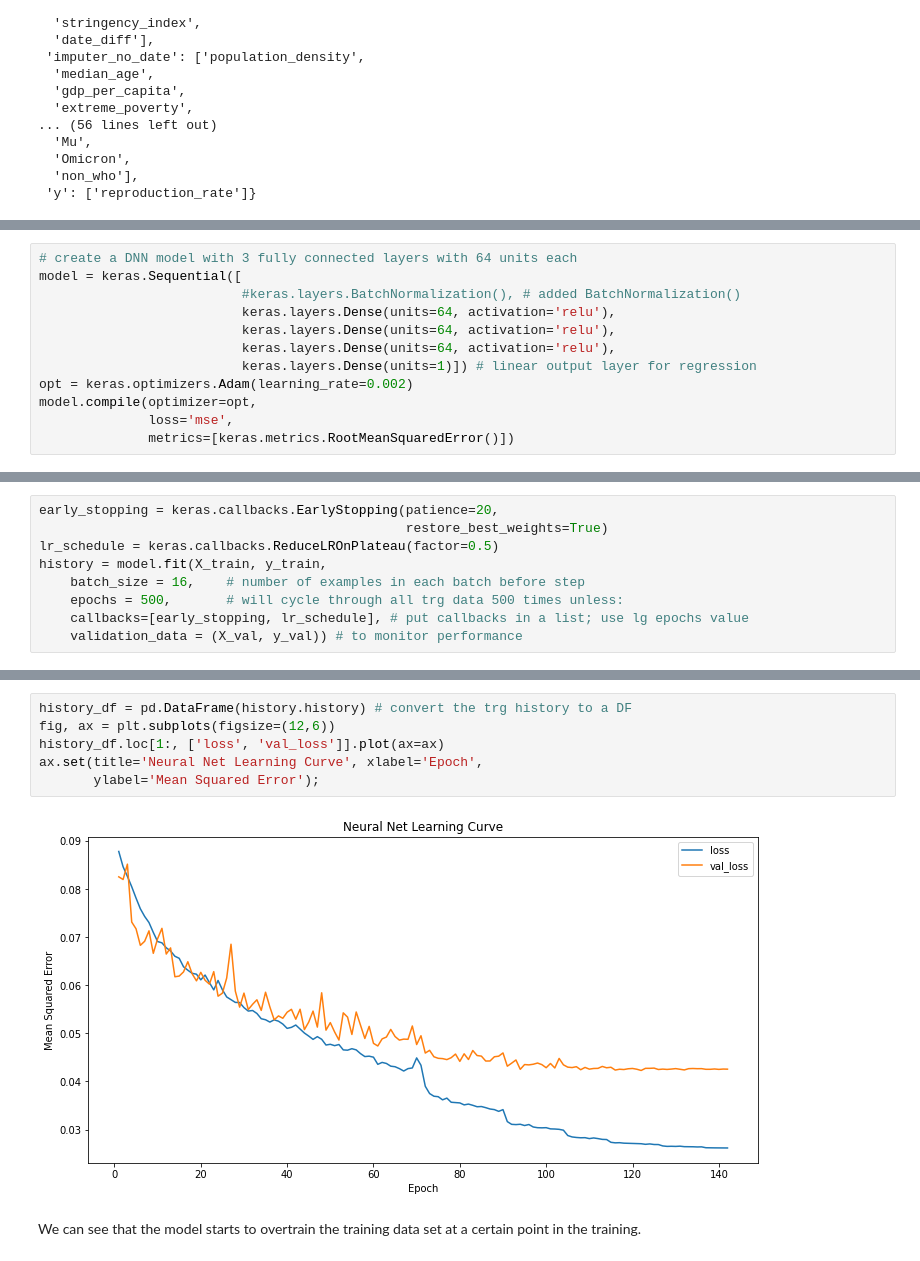
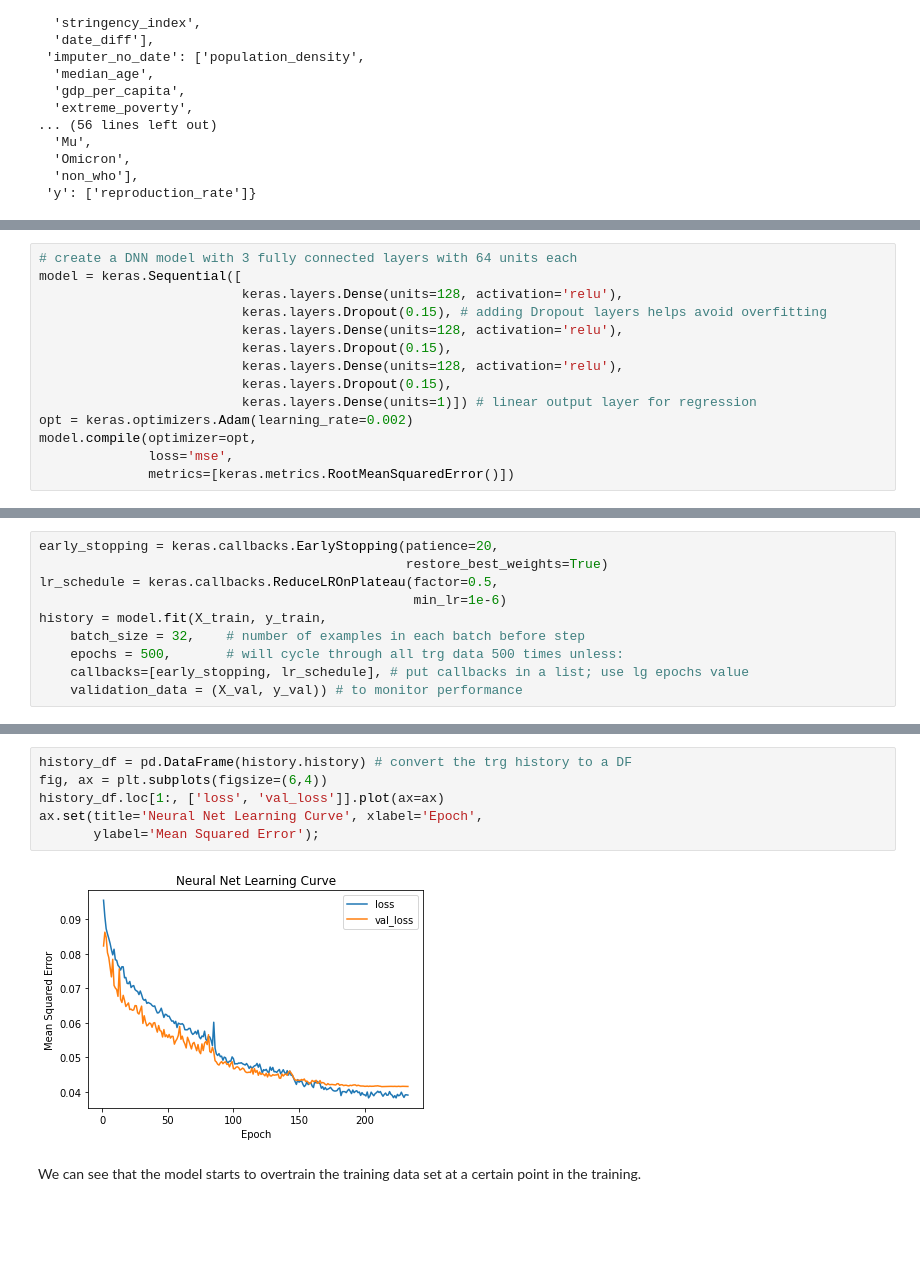
Before and after one commit to w-oke/covid_reproduction, a Jupyter notebook: covid_owid_2_analysis_NN.ipynb, the cells around one changed output, grey strips where cells are left out. Cells and saved outputs as stored; diff of their text form; blank space fills up the shorter version.

Commit message:
3-layer 128 neurons per layer with dropout

```diff
--- a/covid_owid_2_analysis_NN.ipynb
+++ b/covid_owid_2_analysis_NN.ipynb
@@ -90,10 +90,12 @@ X_train, X_val, y_train, y_val = train_test_split(
 # %%
 # create a DNN model with 3 fully connected layers with 64 units each
 model = keras.Sequential([
-                          #keras.layers.BatchNormalization(), # added BatchNormalization()
-                          keras.layers.Dense(units=64, activation='relu'),
-                          keras.layers.Dense(units=64, activation='relu'),
-                          keras.layers.Dense(units=64, activation='relu'),
+                          keras.layers.Dense(units=128, activation='relu'),
+                          keras.layers.Dropout(0.15), # adding Dropout layers helps avoid overfitting
+                          keras.layers.Dense(units=128, activation='relu'),
+                          keras.layers.Dropout(0.15),
+                          keras.layers.Dense(units=128, activation='relu'),
+                          keras.layers.Dropout(0.15),
                           keras.layers.Dense(units=1)]) # linear output layer for regression
 opt = keras.optimizers.Adam(learning_rate=0.002)
 model.compile(optimizer=opt,
@@ -111,9 +113,10 @@ The following hyperparameter values were evaluated, which all resulted in test d
 # %%
 early_stopping = keras.callbacks.EarlyStopping(patience=20,
                                                restore_best_weights=True)
-lr_schedule = keras.callbacks.ReduceLROnPlateau(factor=0.5)
+lr_schedule = keras.callbacks.ReduceLROnPlateau(factor=0.5,
+                                                min_lr=1e-6)
 history = model.fit(X_train, y_train,
-    batch_size = 16, 	# number of examples in each batch before step
+    batch_size = 32, 	# number of examples in each batch before step
     epochs = 500, 		# will cycle through all trg data 500 times unless:
     callbacks=[early_stopping, lr_schedule], # put callbacks in a list; use lg epochs value
     validation_data = (X_val, y_val)) # to monitor performance
@@ -138,11 +141,11 @@ Epoch 143/500
 # %%
 history_df = pd.DataFrame(history.history) # convert the trg history to a DF
-fig, ax = plt.subplots(figsize=(12,6))
+fig, ax = plt.subplots(figsize=(6,4))
 history_df.loc[1:, ['loss', 'val_loss']].plot(ax=ax)
 ax.set(title='Neural Net Learning Curve', xlabel='Epoch',
        ylabel='Mean Squared Error');
 # %% [output]
-[figure, old version]
+[figure, new version]
 # %% [markdown]
 We can see that the model starts to overtrain the training data set at a certain point in the training.
 # %%
```
Also changed, not shown: parts of 6 cells of this notebook.
